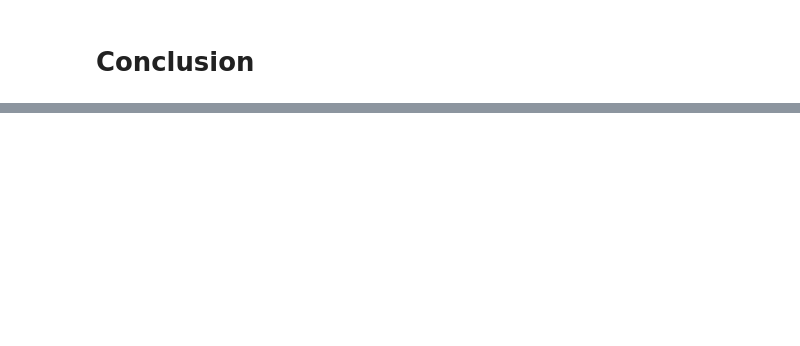
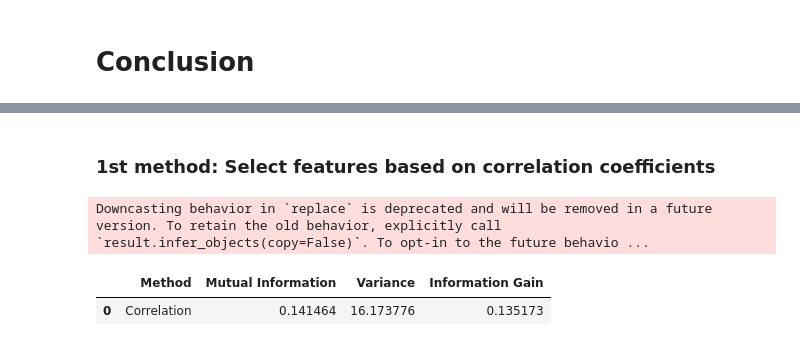
Before and after one commit to KonsKons26/mlcb-a1, a Jupyter notebook: notebooks/data_exploration.ipynb, the cells around one changed output, grey strips where cells are left out. Saved outputs shown, nothing was run; the diff lists cells and outputs as text; code cells hidden in the pictures; blank space fills up the shorter version.

Commit message:
1st feature selection check done

```diff
--- a/notebooks/data_exploration.ipynb
+++ b/notebooks/data_exploration.ipynb
@@ -310,0 +344,48 @@ the case of **UMAP**.
+# %% [markdown]
+### 1st method: Select features based on correlation coefficients
+# %%
+# Keep age and sex, keep the 25% most correlated bacteria
+
+bacteria_to_keep = bacteria_sorted_by_corr_bmi[:int(len(bacteria.columns) * 0.25)]
+bacteria_to_keep = bacteria[bacteria_to_keep]
+
+selected_features = pd.concat(
+    [
+        bacteria_to_keep,
+        age,
+        sex.replace({
+        "Male": 1,
+        "Female": -1
+    })
+    ],
+    axis=1
+)
+# %% [output]
+Downcasting behavior in `replace` is deprecated and will be removed in a future version. To retain the old behavior, explicitly call `result.infer_objects(copy=False)`. To opt-in to the future behavio ...
+# %%
+selector.fit(selected_features)
+
+new_row = pd.DataFrame({
+    "Method": ["Correlation"],
+    "Mutual Information": [mutual_info_regression(
+        selected_features,
+        bmi
+    ).mean()],
+    "Variance": [selected_features[
+        selected_features.columns[selector.get_support()]
+    ].var().mean()],
+    "Information Gain": [mutual_info_regression(
+        selected_features,
+        bmi
+    ).mean()]
+})
+
+feature_selection_metrics = pd.concat([
+    feature_selection_metrics,
+    new_row
+], ignore_index=True)
+
+feature_selection_metrics
+# %% [output]
+|  | Method | Mutual Information | Variance | Information Gain |
+| 0 | Correlation | 0.141464 | 16.173776 | 0.135173 |
```
Also changed, not shown: parts of 9 cells of this notebook, 1 other file.
